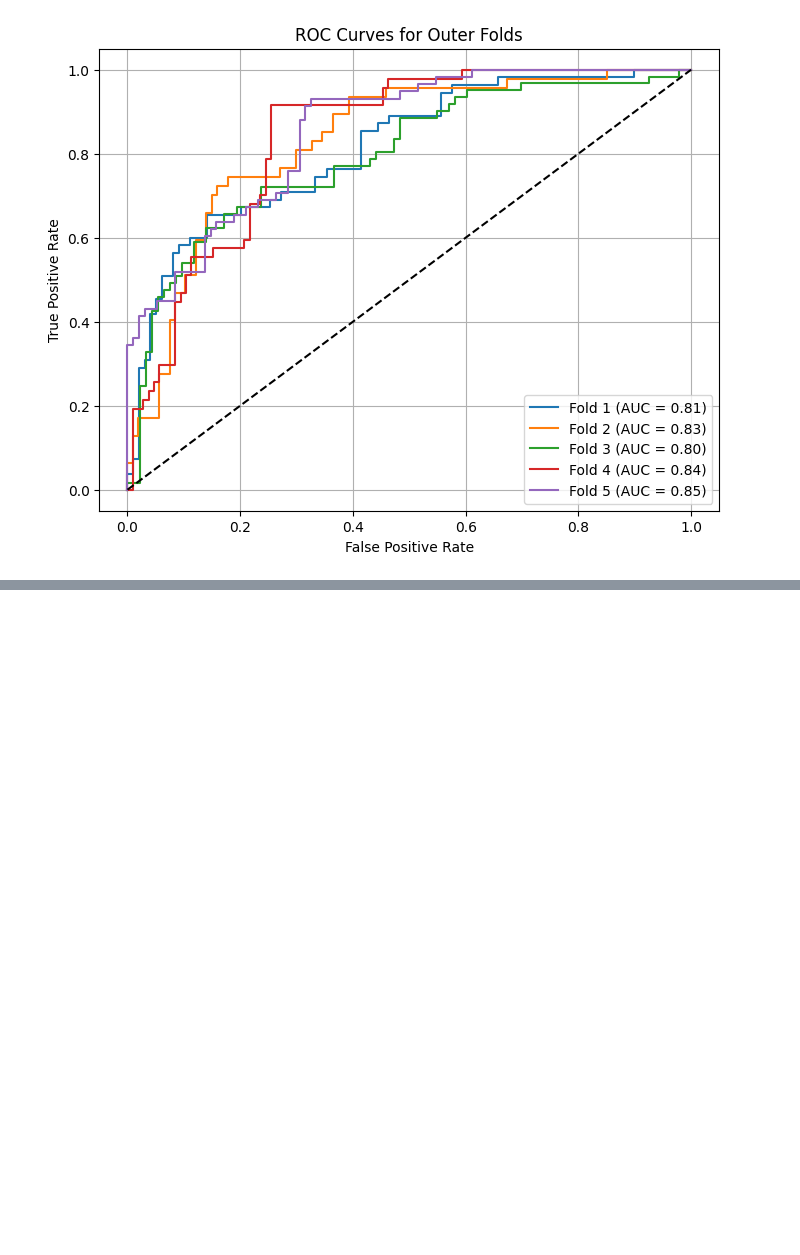
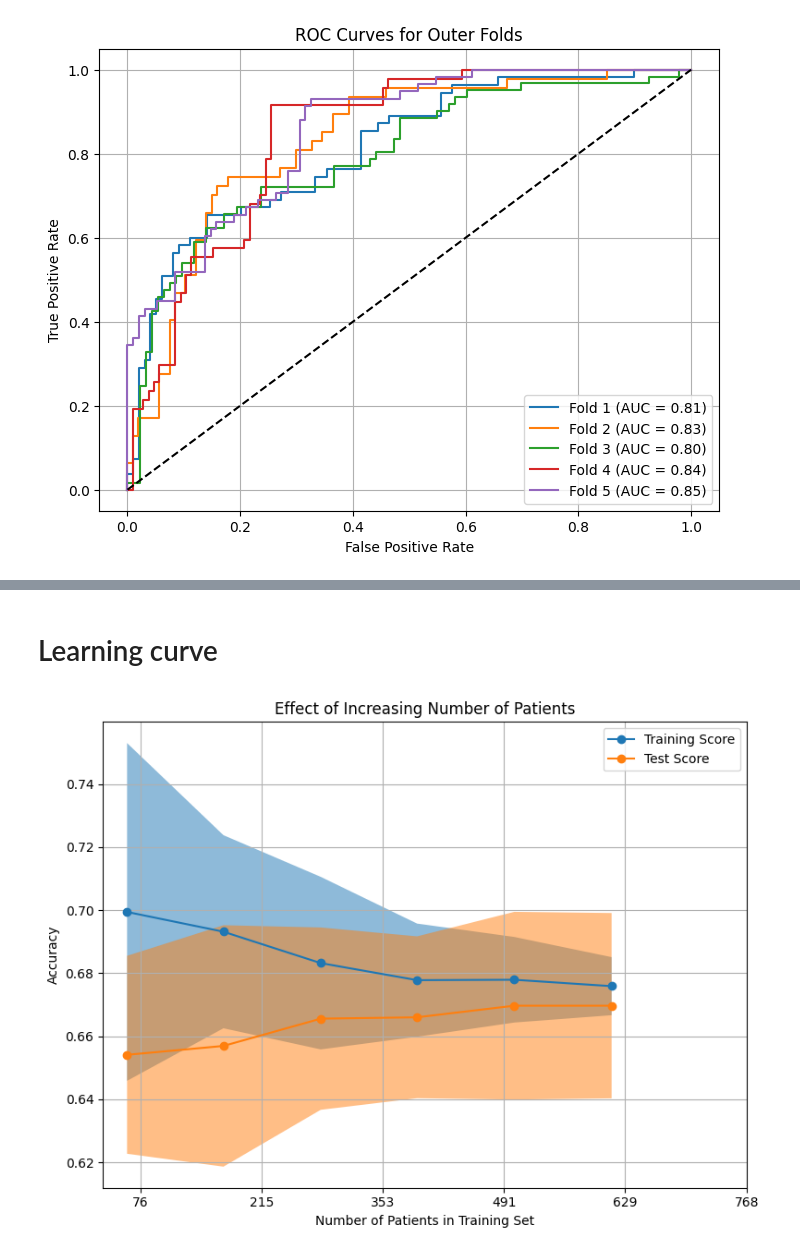
Before and after one commit to jp2yt/AI-for-medicine, a Jupyter notebook: Diabetis_ML.ipynb, the cells around one changed output, grey strips where cells are left out. Saved outputs shown, nothing was run; the diff lists cells and outputs as text; code cells hidden in the pictures; blank space fills up the shorter version.

```diff
--- a/Diabetis_ML.ipynb
+++ b/Diabetis_ML.ipynb
@@ -228,0 +290,36 @@ plt.show()
+# %% [markdown]
+# Learning curve
+# %%
+X_subset = X[['Age', 'Pregnancies']]
+y_subset = y
+# Learning curve
+train_sizes = np.linspace(0.1, 1.0, 6)
+train_sizes_abs = (train_sizes * len(X_subset)).astype(int)
+
+fig, ax = plt.subplots(figsize=(8, 6))
+
+LearningCurveDisplay.from_estimator(
+    estimator=pipe_vis,
+    X=X_subset,
+    y=y_subset,
+    train_sizes=train_sizes,
+    cv=ShuffleSplit(n_splits=30, test_size=0.2, random_state=42),
+    score_type='both',
+    n_jobs=-1,
+    ax=ax,
+    std_display_style='fill_between',
+    line_kw={"marker": "o"},
+    score_name="Accuracy"
+)
+
+ax.set_title("Effect of Increasing Number of Patients")
+ax.set_xlabel("Number of Patients in Training Set")
+ax.set_xticks(train_sizes_abs)
+ax.set_xticklabels(train_sizes_abs)
+ax.set_ylabel("Accuracy")
+ax.grid(True)
+ax.legend(["Training Score", "Test Score"])
+plt.tight_layout()
+plt.show()
+# %% [output]
+[figure, added]
```
Also changed, not shown: parts of 9 cells of this notebook.
